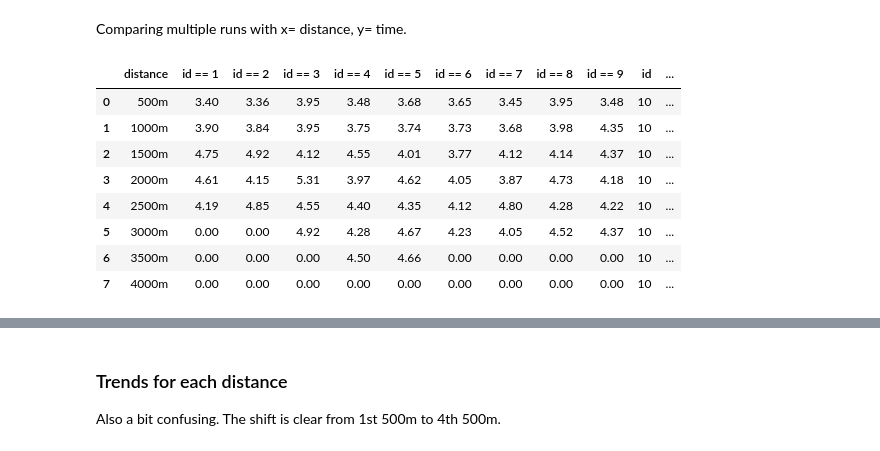
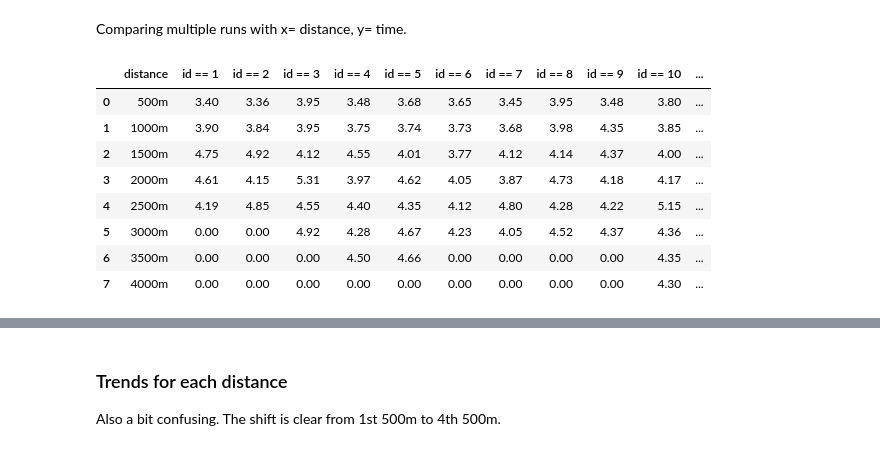
Before and after one commit to lona9/Workout-Data, a Jupyter notebook: Workout-Data.ipynb, the cells around one changed output, grey strips where cells are left out. Drawn from its saved outputs; the diff is of its cells as text; code cells hidden in the pictures.

```diff
--- a/Workout-Data.ipynb
+++ b/Workout-Data.ipynb
@@ -102,4 +102,5 @@ df_run = df_run.append(pd.Series([7, '2021-02-17T20:12Z', 'Plaza Condell', 24.1,
 df_run = df_run.append(pd.Series([8, '2021-02-21T21:22Z', 'Plaza Condell', 26.3, 3.07, 8.57, 3.95, 7.93, 12.07, 16.8, 21.08, 25.6, 25.6, 25.6, 182], index=df_run.columns), ignore_index=True)
 df_run = df_run.append(pd.Series([9, '2021-02-23T21:20Z', 'Plaza Condell', 25.15, 3.01, 8.37, 3.48, 7.83, 12.2, 16.38, 20.6, 24.97, 24.97, 24.97, 181], index=df_run.columns), ignore_index=True)
 df_run = df_run.append(pd.Series([10, '2021-02-25T20:07Z', 'Plaza Condell', 34.02, 4.0, 8.5, 3.8, 7.65, 11.65, 15.82, 20.97, 25.33, 29.68, 33.98, 245], index=df_run.columns), ignore_index=True)
-df_run
+df_run = df_run.append(pd.Series([11, '2021-02-28T22:32Z', 'Plaza Condell', 13.93, 1.61, 8.67, 3.7, 7.87, 12.85, 12.85, 12.85, 12.85, 12.85, 12.85, 99], index=df_run.columns), ignore_index=True)
+df_run = df_run.append(pd.Series([12, '2021-03-03T21:21Z', 'Plaza Condell', 27.05, 3.12, 8.68, 3.57, 7.47, 11.75, 16.03, 21.48, 25.93, 25.93, 25.93, 188], index=df_run.columns), ignore_index=True)
@@ -120,3 +107,5 @@ df_run = df_run.append(pd.Series([11, '2021-02-28T22:32Z', 'Plaza Condell', 13.9
+# %%
+df_run = df_run.append(pd.Series([13, '2021-03-05T8:30Z', 'Plaza Condell', 25.67, 3.17, 8.1, 3.57, 7.42, 11.22, 15.17, 20.3, 24.28, 24.28, 24.28, 200], index=df_run.columns), ignore_index=True)
 # %%
 df_run.Time = pd.to_datetime(df_run.Time, utc=True)
 df_run
@@ -163,41 +153,44 @@ def idmelt(x):
 # %%
 df_id1 = idmelt("id == 1")
 df_id2 = idmelt("id == 2")
 df_id3 = idmelt("id == 3")
 df_id4 = idmelt("id == 4")
 df_id5 = idmelt("id == 5")
 df_id6 = idmelt("id == 6")
 df_id7 = idmelt("id == 7")
 df_id8 = idmelt("id == 8")
 df_id9 = idmelt("id == 9")
 df_id10 = idmelt("id == 10")
+df_id11 = idmelt("id == 11")
+df_id12 = idmelt("id == 12")
+df_id13 = idmelt("id == 13")
 
-dfs = [df_id2, df_id3, df_id4, df_id5, df_id6, df_id7, df_id8, df_id9, df_id10]
+dfs = [df_id2, df_id3, df_id4, df_id5, df_id6, df_id7, df_id8, df_id9, df_id10, df_id11, df_id12, df_id13]
 
 runids = pd.DataFrame(df_id1)
 runids.drop(columns='id', inplace=True)
 
 for df in dfs:
     runids = pd.merge(runids, df, on='distance')
 
 runids.drop(columns=['id_x', 'id_y'], inplace=True)
 runids.distance.replace('PartialTime1st500m', '500m', inplace=True)
 runids.distance.replace('PartialTime2nd500m', '1000m', inplace=True)
 runids.distance.replace('PartialTime3rd500m', '1500m', inplace=True)
 runids.distance.replace('PartialTime4th500m', '2000m', inplace=True)
 runids.distance.replace('PartialTime5th500m', '2500m', inplace=True)
 runids.distance.replace('PartialTime6th500m', '3000m', inplace=True)
 runids.distance.replace('PartialTime7th500m', '3500m', inplace=True)
 runids.distance.replace('PartialTime8th500m', '4000m', inplace=True)
 runids
 # %% [output]
-|  | distance | id == 1 | id == 2 | id == 3 | id == 4 | id == 5 | id == 6 | id == 7 | id == 8 | id == 9 | id | ... |
-| 0 | 500m | 3.40 | 3.36 | 3.95 | 3.48 | 3.68 | 3.65 | 3.45 | 3.95 | 3.48 | 10 | ... |
-| 1 | 1000m | 3.90 | 3.84 | 3.95 | 3.75 | 3.74 | 3.73 | 3.68 | 3.98 | 4.35 | 10 | ... |
-| 2 | 1500m | 4.75 | 4.92 | 4.12 | 4.55 | 4.01 | 3.77 | 4.12 | 4.14 | 4.37 | 10 | ... |
-| 3 | 2000m | 4.61 | 4.15 | 5.31 | 3.97 | 4.62 | 4.05 | 3.87 | 4.73 | 4.18 | 10 | ... |
-| 4 | 2500m | 4.19 | 4.85 | 4.55 | 4.40 | 4.35 | 4.12 | 4.80 | 4.28 | 4.22 | 10 | ... |
-| 5 | 3000m | 0.00 | 0.00 | 4.92 | 4.28 | 4.67 | 4.23 | 4.05 | 4.52 | 4.37 | 10 | ... |
-| 6 | 3500m | 0.00 | 0.00 | 0.00 | 4.50 | 4.66 | 0.00 | 0.00 | 0.00 | 0.00 | 10 | ... |
-| 7 | 4000m | 0.00 | 0.00 | 0.00 | 0.00 | 0.00 | 0.00 | 0.00 | 0.00 | 0.00 | 10 | ... |
+|  | distance | id == 1 | id == 2 | id == 3 | id == 4 | id == 5 | id == 6 | id == 7 | id == 8 | id == 9 | id == 10 | ... |
+| 0 | 500m | 3.40 | 3.36 | 3.95 | 3.48 | 3.68 | 3.65 | 3.45 | 3.95 | 3.48 | 3.80 | ... |
+| 1 | 1000m | 3.90 | 3.84 | 3.95 | 3.75 | 3.74 | 3.73 | 3.68 | 3.98 | 4.35 | 3.85 | ... |
+| 2 | 1500m | 4.75 | 4.92 | 4.12 | 4.55 | 4.01 | 3.77 | 4.12 | 4.14 | 4.37 | 4.00 | ... |
+| 3 | 2000m | 4.61 | 4.15 | 5.31 | 3.97 | 4.62 | 4.05 | 3.87 | 4.73 | 4.18 | 4.17 | ... |
+| 4 | 2500m | 4.19 | 4.85 | 4.55 | 4.40 | 4.35 | 4.12 | 4.80 | 4.28 | 4.22 | 5.15 | ... |
+| 5 | 3000m | 0.00 | 0.00 | 4.92 | 4.28 | 4.67 | 4.23 | 4.05 | 4.52 | 4.37 | 4.36 | ... |
+| 6 | 3500m | 0.00 | 0.00 | 0.00 | 4.50 | 4.66 | 0.00 | 0.00 | 0.00 | 0.00 | 4.35 | ... |
+| 7 | 4000m | 0.00 | 0.00 | 0.00 | 0.00 | 0.00 | 0.00 | 0.00 | 0.00 | 0.00 | 4.30 | ... |
 # %%
```
Also changed, not shown: parts of 9 cells of this notebook.
